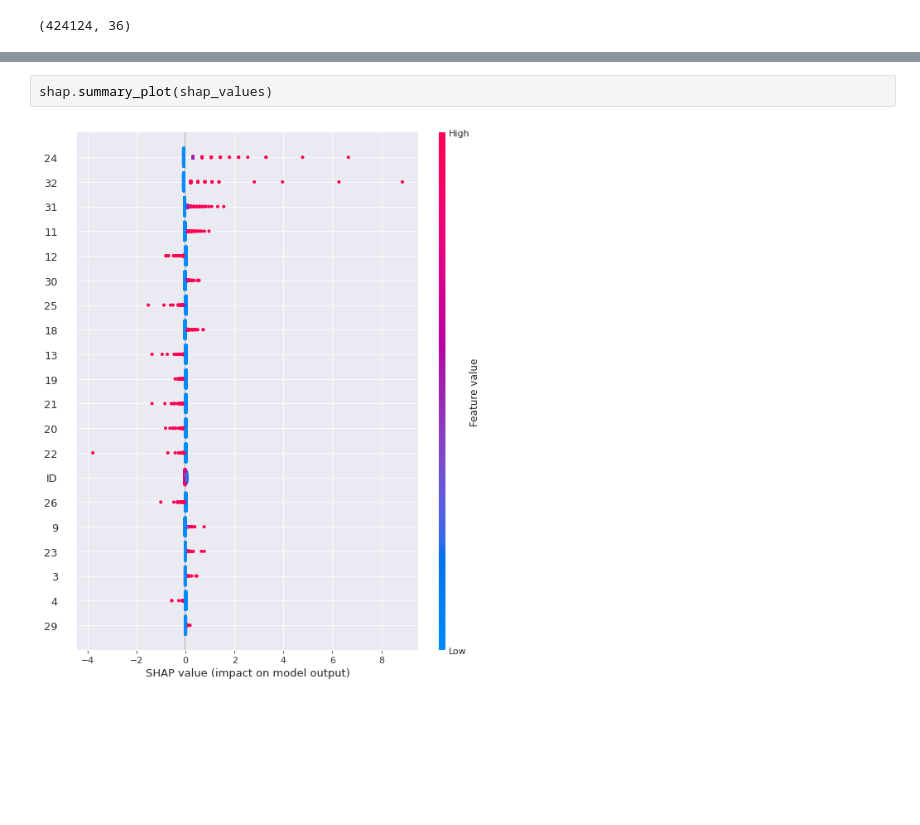
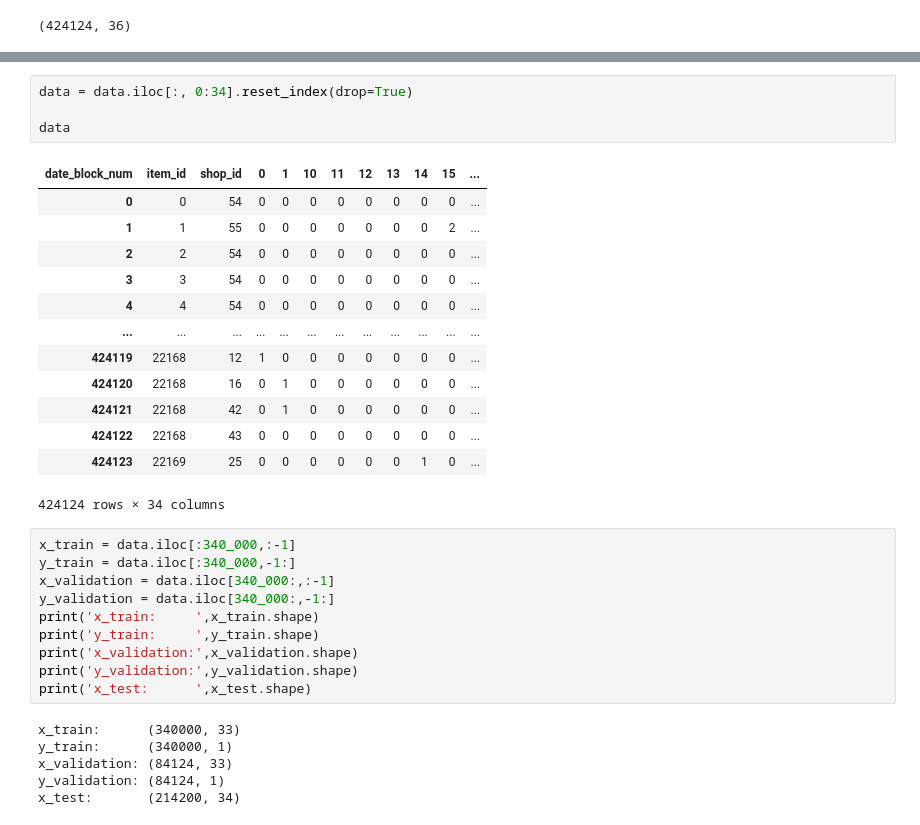
Before and after one commit to ghazaletlbn/machinelearning, a Jupyter notebook: hw3.ipynb, the cells around one changed output, grey strips where cells are left out. Cells and saved outputs as stored; diff of their text form; blank space fills up the shorter version.

```diff
--- a/hw3.ipynb
+++ b/hw3.ipynb
@@ -197,4 +157,34 @@ shap.plots.beeswarm(shap_values.sample(50))
-# %%
-shap.summary_plot(shap_values)
-# %% [output]
-[figure, removed]
+# %%
+data = data.iloc[:, 0:34].reset_index(drop=True)
+
+data
+# %% [output]
+| date_block_num | item_id | shop_id | 0 | 1 | 10 | 11 | 12 | 13 | 14 | 15 | ... |
+| 0 | 0 | 54 | 0 | 0 | 0 | 0 | 0 | 0 | 0 | 0 | ... |
+| 1 | 1 | 55 | 0 | 0 | 0 | 0 | 0 | 0 | 0 | 2 | ... |
+| 2 | 2 | 54 | 0 | 0 | 0 | 0 | 0 | 0 | 0 | 0 | ... |
+| 3 | 3 | 54 | 0 | 0 | 0 | 0 | 0 | 0 | 0 | 0 | ... |
+| 4 | 4 | 54 | 0 | 0 | 0 | 0 | 0 | 0 | 0 | 0 | ... |
+| ... | ... | ... | ... | ... | ... | ... | ... | ... | ... | ... | ... |
+| 424119 | 22168 | 12 | 1 | 0 | 0 | 0 | 0 | 0 | 0 | 0 | ... |
+| 424120 | 22168 | 16 | 0 | 1 | 0 | 0 | 0 | 0 | 0 | 0 | ... |
+| 424121 | 22168 | 42 | 0 | 1 | 0 | 0 | 0 | 0 | 0 | 0 | ... |
+| 424122 | 22168 | 43 | 0 | 0 | 0 | 0 | 0 | 0 | 0 | 0 | ... |
+| 424123 | 22169 | 25 | 0 | 0 | 0 | 0 | 0 | 0 | 1 | 0 | ... |
+424124 rows × 34 columns
+# %%
+x_train = data.iloc[:340_000,:-1]
+y_train = data.iloc[:340_000,-1:]
+x_validation = data.iloc[340_000:,:-1]
+y_validation = data.iloc[340_000:,-1:]
+print('x_train:     ',x_train.shape)
+print('y_train:     ',y_train.shape)
+print('x_validation:',x_validation.shape)
+print('y_validation:',y_validation.shape)
+print('x_test:      ',x_test.shape)
+# %% [output]
+x_train:      (340000, 33)
+y_train:      (340000, 1)
+x_validation: (84124, 33)
+y_validation: (84124, 1)
+x_test:       (214200, 34)
```
Also changed, not shown: parts of 15 cells of this notebook.
